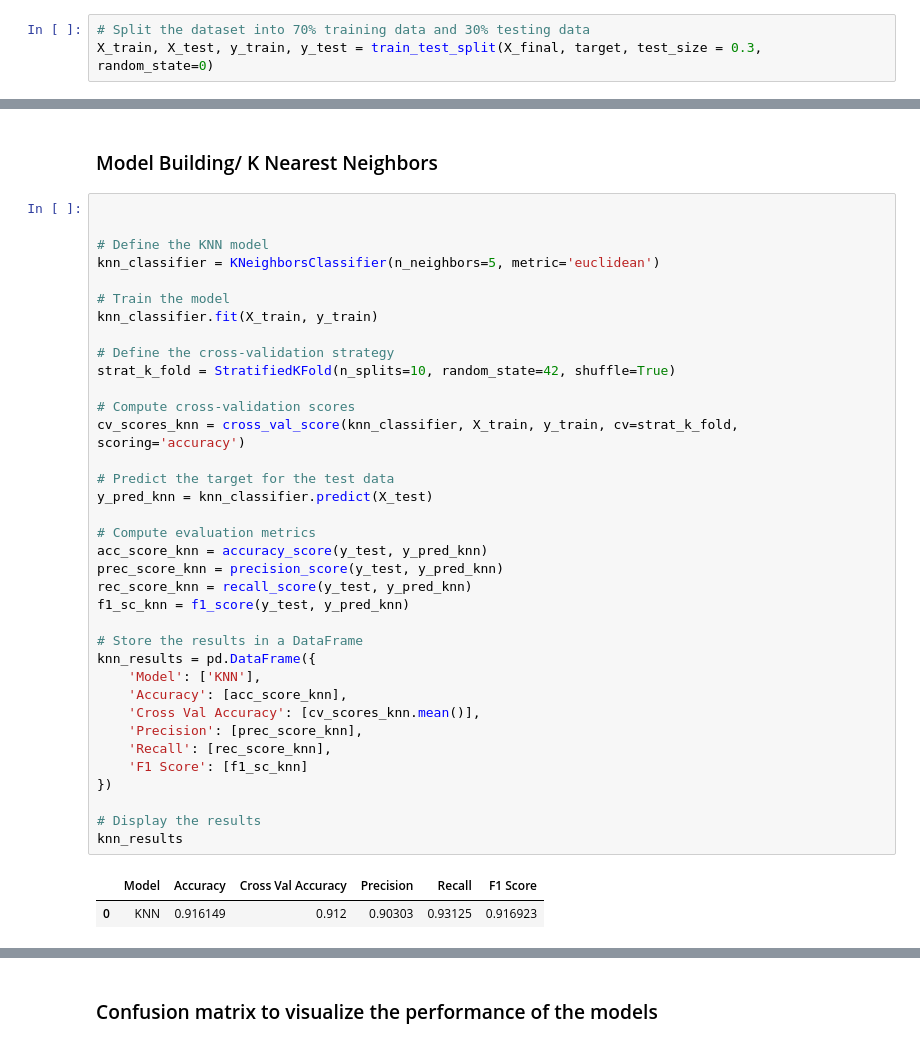
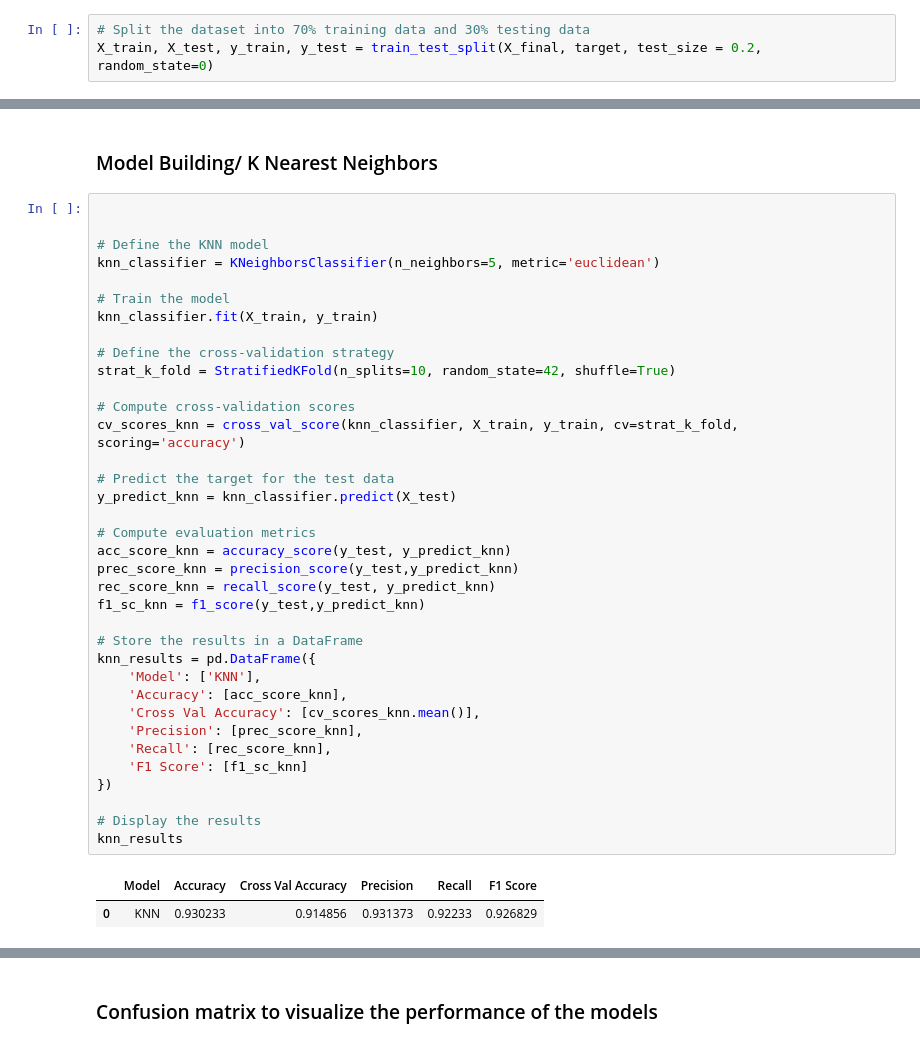
Before and after one commit to Rafhossin/FinalYearProject, a Jupyter notebook: Backend/MLModel/ComparativeAnalysis.ipynb, the cells around one changed output, grey strips where cells are left out. Cells and saved outputs as stored; diff of their text form.

```diff
--- a/Backend/MLModel/ComparativeAnalysis.ipynb
+++ b/Backend/MLModel/ComparativeAnalysis.ipynb
@@ -1102,7 +1086,7 @@ The reason for using multiple feature selection methods is to leverage the stren
 ### Splitting the dataset into training and testing sets
 # %%
 # Split the dataset into 70% training data and 30% testing data
-X_train, X_test, y_train, y_test = train_test_split(X_final, target, test_size = 0.3, random_state=0)
+X_train, X_test, y_train, y_test = train_test_split(X_final, target, test_size = 0.2, random_state=0)
 # %% [markdown]
 ### Data Normalization
 # %%
@@ -1540,39 +1584,39 @@ Comparison: Compare the results with those obtained from simpler models, like th
 # Define the KNN model
 knn_classifier = KNeighborsClassifier(n_neighbors=5, metric='euclidean')
 
 # Train the model
 knn_classifier.fit(X_train, y_train)
 
 # Define the cross-validation strategy
 strat_k_fold = StratifiedKFold(n_splits=10, random_state=42, shuffle=True)
 
 # Compute cross-validation scores
 cv_scores_knn = cross_val_score(knn_classifier, X_train, y_train, cv=strat_k_fold, scoring='accuracy')
 
 # Predict the target for the test data
-y_pred_knn = knn_classifier.predict(X_test)
+y_predict_knn = knn_classifier.predict(X_test)
 
 # Compute evaluation metrics
-acc_score_knn = accuracy_score(y_test, y_pred_knn)
-prec_score_knn = precision_score(y_test, y_pred_knn)
-rec_score_knn = recall_score(y_test, y_pred_knn)
-f1_sc_knn = f1_score(y_test, y_pred_knn)
+acc_score_knn = accuracy_score(y_test, y_predict_knn)
+prec_score_knn = precision_score(y_test,y_predict_knn)
+rec_score_knn = recall_score(y_test, y_predict_knn)
+f1_sc_knn = f1_score(y_test,y_predict_knn)
 
 # Store the results in a DataFrame
 knn_results = pd.DataFrame({
     'Model': ['KNN'],
     'Accuracy': [acc_score_knn],
     'Cross Val Accuracy': [cv_scores_knn.mean()],
     'Precision': [prec_score_knn],
     'Recall': [rec_score_knn],
     'F1 Score': [f1_sc_knn]
 })
 
 # Display the results
 knn_results
 # %% [output]
 |  | Model | Accuracy | Cross Val Accuracy | Precision | Recall | F1 Score |
-| 0 | KNN | 0.916149 | 0.912 | 0.90303 | 0.93125 | 0.916923 |
+| 0 | KNN | 0.930233 | 0.914856 | 0.931373 | 0.92233 | 0.926829 |
 # %%
 # Initialize XGBoost classifier
 classifier = xgb.XGBClassifier(random_state=0)
```
Also changed, not shown: parts of 13 cells of this notebook, 28 other files.
